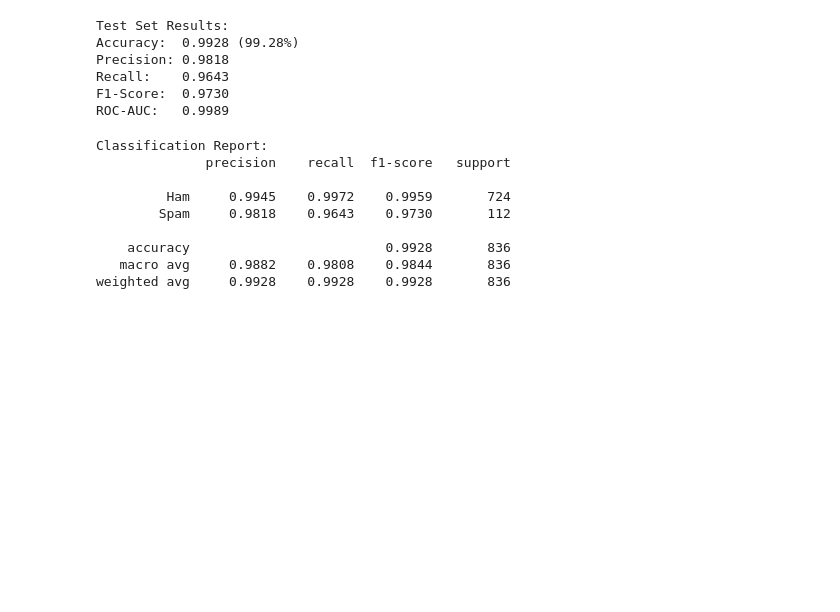
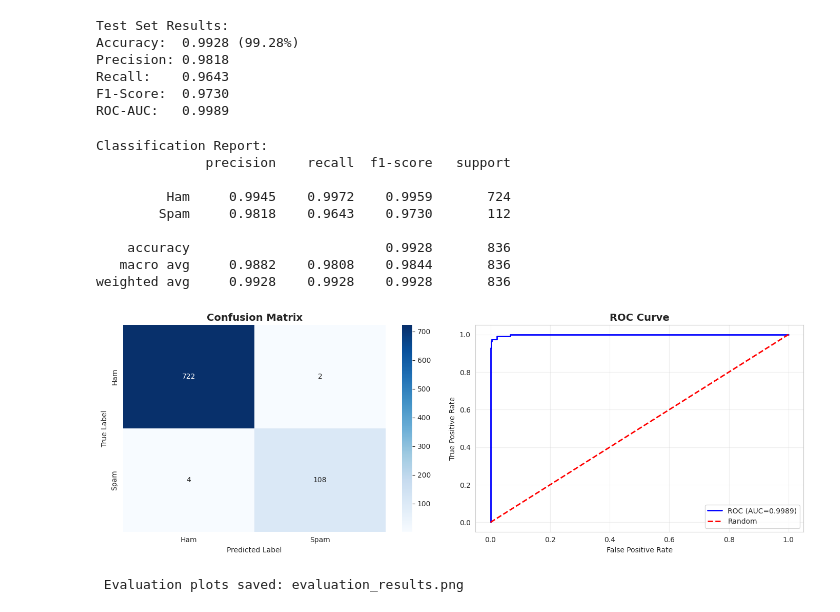
Before and after one commit to didulanthaisuru/fine_tuning_transformers, a Jupyter notebook: transformers-notebook.ipynb, the cells around one changed output. Cells and saved outputs as stored; diff of their text form; code cells hidden in the pictures; blank space fills up the shorter version.

```diff
--- a/transformers-notebook.ipynb
+++ b/transformers-notebook.ipynb
@@ -515,3 +515,41 @@ Classification Report:
     accuracy                         0.9928       836
    macro avg     0.9882    0.9808    0.9844       836
 weighted avg     0.9928    0.9928    0.9928       836
+# %%
+# Confusion Matrix
+cm = confusion_matrix(true_labels, predictions)
+
+fig, axes = plt.subplots(1, 2, figsize=(14, 5))
+
+# Confusion matrix
+sns.heatmap(
+    cm,
+    annot=True,
+    fmt='d',
+    cmap='Blues',
+    xticklabels=['Ham', 'Spam'],
+    yticklabels=['Ham', 'Spam'],
+    ax=axes[0]
+)
+axes[0].set_title('Confusion Matrix', fontsize=14, fontweight='bold')
+axes[0].set_ylabel('True Label')
+axes[0].set_xlabel('Predicted Label')
+
+# ROC Curve
+fpr, tpr, _ = roc_curve(true_labels, probabilities)
+axes[1].plot(fpr, tpr, 'b-', linewidth=2, label=f'ROC (AUC={roc_auc:.4f})')
+axes[1].plot([0, 1], [0, 1], 'r--', linewidth=2, label='Random')
+axes[1].set_xlabel('False Positive Rate')
+axes[1].set_ylabel('True Positive Rate')
+axes[1].set_title('ROC Curve', fontsize=14, fontweight='bold')
+axes[1].legend()
+axes[1].grid(True, alpha=0.3)
+
+plt.tight_layout()
+plt.savefig('evaluation_results.png', dpi=300, bbox_inches='tight')
+plt.show()
+
+print("\n Evaluation plots saved: evaluation_results.png")
+# %% [output]
+[figure, added]
+ Evaluation plots saved: evaluation_results.png
```
Also changed, not shown: parts of 3 cells of this notebook.
